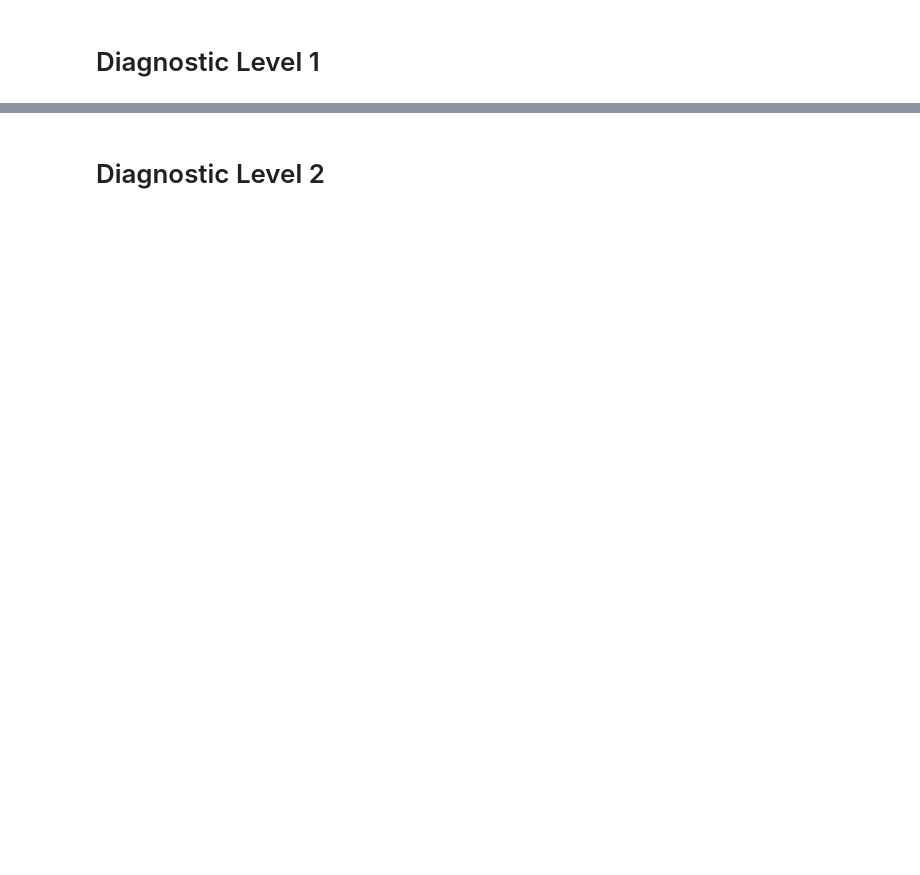
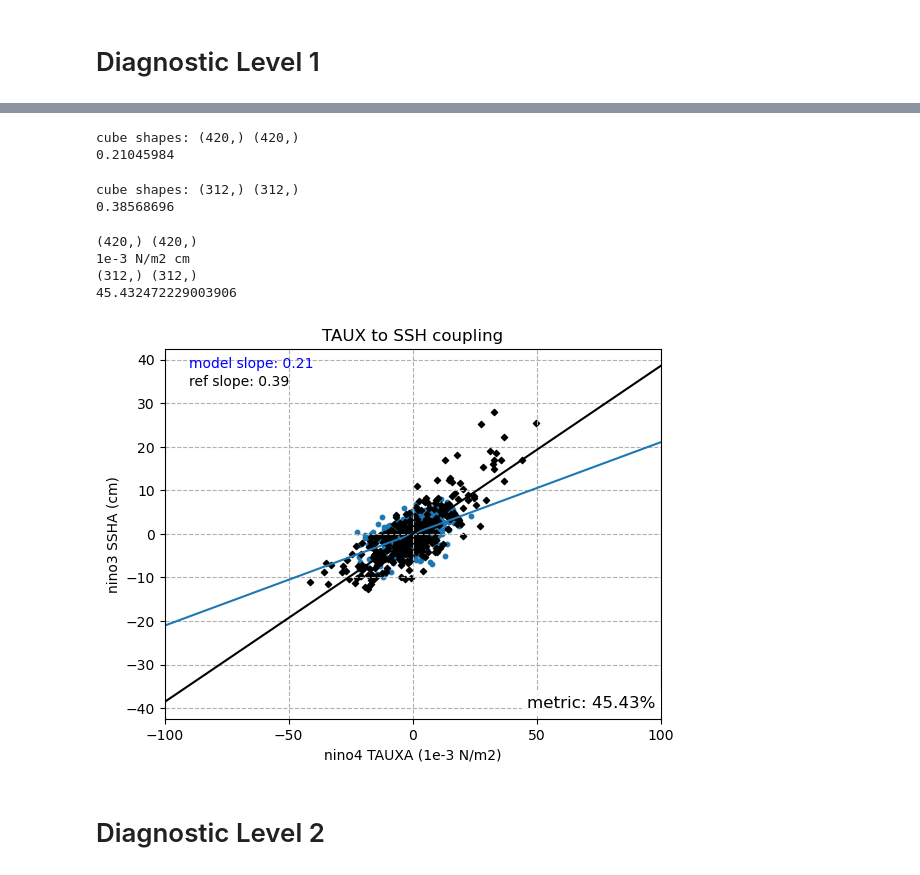
Before and after one commit to ACCESS-NRI/ACCESS-ENSO-recipes, a Jupyter notebook: 21-Taux_SSH_feedback.ipynb, the cells around one changed output, grey strips where cells are left out. Saved outputs shown, nothing was run; the diff lists cells and outputs as text; code cells hidden in the pictures; blank space fills up the shorter version.

```diff
--- a/21-Taux_SSH_feedback.ipynb
+++ b/21-Taux_SSH_feedback.ipynb
@@ -179,3 +158,52 @@ cube shapes: (312,) (312,)
+# %%
+xseq = np.linspace(-100, 100, num=100)
+
+mod_slope, mod_intcpt = linreg_1d(model_ssh_prep["ACCESS-ESM1-5"], model_tauu_prep["ACCESS-ESM1-5"])
+# plt.plot(xseq, intcpt+slope*xseq)
+print(mod_slope)
+# %% [output]
+cube shapes: (420,) (420,)
+0.21045984
+# %%
+slope, intcpt = linreg_1d(obs_zos_prep["CMEMS"], obs_tauu_prep["NCEP-DOE-R2"])
+# plt.plot(xseq, intcpt+slope*xseq, color='black')
+print(slope)
+
+metric_val = abs((mod_slope-slope)/slope)*100
+# %% [output]
+cube shapes: (312,) (312,)
+0.38568696
+# %%
+plt.plot(xseq, mod_intcpt + mod_slope * xseq)
+plt.plot(xseq, intcpt+slope*xseq, color='black')
+
+print(model_tauu_prep["ACCESS-ESM1-5"].shape, model_ssh_prep["ACCESS-ESM1-5"].shape) #scatter plot
+print(model_tauu_prep["ACCESS-ESM1-5"].units, model_ssh_prep["ACCESS-ESM1-5"].units) #ssh cm
+plt.scatter(model_tauu_prep["ACCESS-ESM1-5"].data, model_ssh_prep["ACCESS-ESM1-5"].data, s=10)
+yunit = model_ssh_prep["ACCESS-ESM1-5"].units
+xunit = model_tauu_prep["ACCESS-ESM1-5"].units
+
+print(obs_zos_prep["CMEMS"].shape, obs_tauu_prep["NCEP-DOE-R2"].shape)
+plt.scatter(obs_tauu_prep["NCEP-DOE-R2"].data, obs_zos_prep["CMEMS"].data, s=10, c='black', marker='D')
+plt.xlim(-100,100)
+plt.xticks(np.arange(-100,110,50))
+plt.title('TAUX to SSH coupling')
+plt.ylabel(f'nino3 SSHA ({yunit})')
+plt.xlabel(f'nino4 TAUXA ({xunit})')
+plt.grid(linestyle='--')
+## text slope
+plt.text(0.05,0.95, f'model slope: {mod_slope:.2f}', color='blue',transform=plt.gca().transAxes)
+plt.text(0.05,0.9, f'ref slope: {slope:.2f}', color='black', transform=plt.gca().transAxes)
+
+plt.text(0.99, 0.03, f'metric: {metric_val:.2f}%', fontsize=12, ha='right',
+         transform=plt.gca().transAxes, bbox=dict(facecolor='white', alpha=0.8, edgecolor='none'))
+print(metric_val)
+# %% [output]
+(420,) (420,)
+1e-3 N/m2 cm
+(312,) (312,)
+45.432472229003906
+[figure, added]
 # %% [markdown]
 # Diagnostic Level 2
 # %%
```
Also changed, not shown: parts of 11 cells of this notebook.
